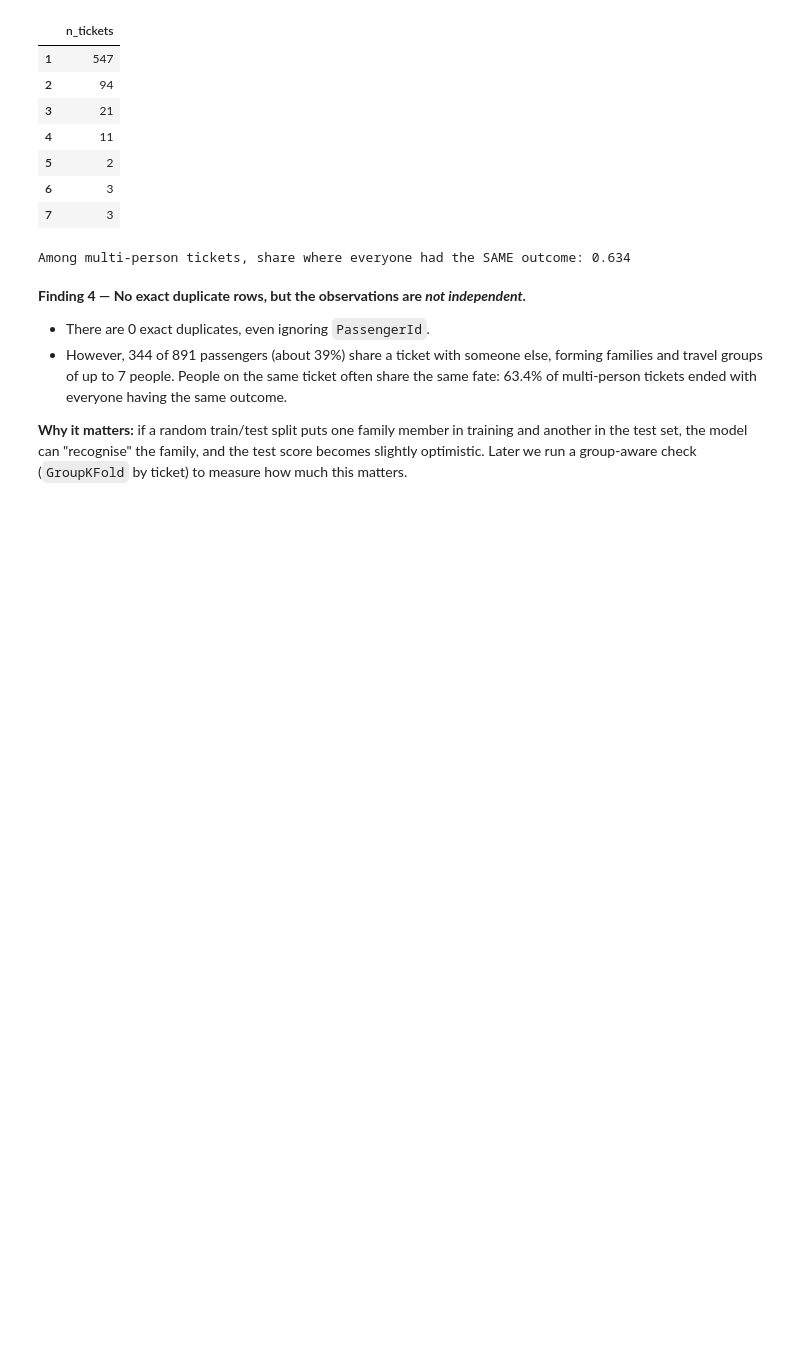
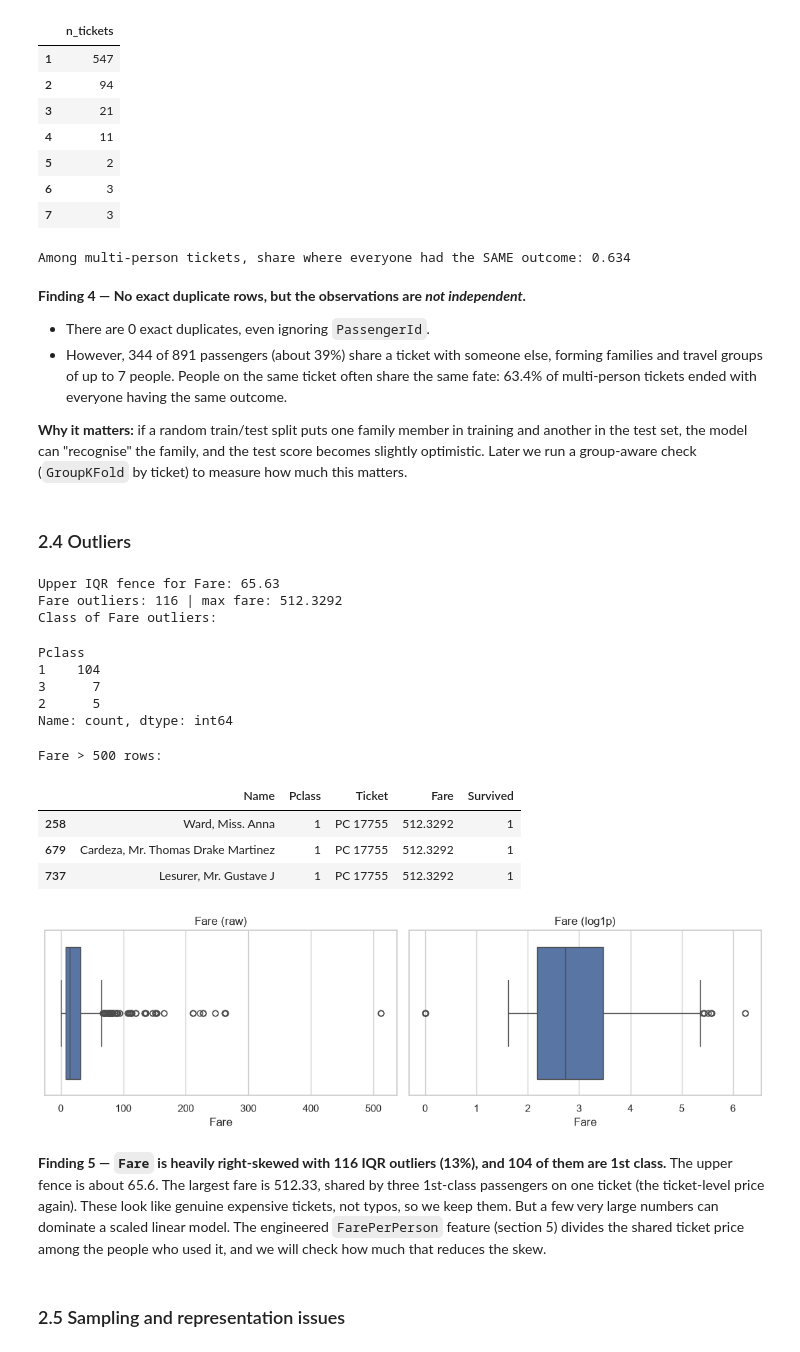
Before and after one commit to Kimberlywangari/titanic-feature-engineering, a Jupyter notebook: feature-engineering.ipynb, the cells around one changed output. Cells and saved outputs as stored; diff of their text form; code cells hidden in the pictures; blank space fills up the shorter version.

```diff
--- a/feature-engineering.ipynb
+++ b/feature-engineering.ipynb
@@ -266,3 +266,41 @@ Among multi-person tickets, share where everyone had the SAME outcome: 0.634
 - However, 344 of 891 passengers (about 39%) share a ticket with someone else, forming families and travel groups of up to 7 people. People on the same ticket often share the same fate: 63.4% of multi-person tickets ended with everyone having the same outcome.
 
 **Why it matters:** if a random train/test split puts one family member in training and another in the test set, the model can "recognise" the family, and the test score becomes slightly optimistic. Later we run a group-aware check (`GroupKFold` by ticket) to measure how much this matters.
+# %% [markdown]
+### 2.4 Outliers
+# %%
+q1, q3 = df["Fare"].quantile([0.25, 0.75])
+upper_fence = q3 + 1.5 * (q3 - q1)
+outliers = df[df["Fare"] > upper_fence]
+
+print(f"Upper IQR fence for Fare: {upper_fence:.2f}")
+print("Fare outliers:", len(outliers), "| max fare:", df["Fare"].max())
+print("Class of Fare outliers:")
+display(outliers["Pclass"].value_counts())
+print("Fare > 500 rows:")
+display(df[df["Fare"] > 500][["Name", "Pclass", "Ticket", "Fare", "Survived"]])
+
+fig, ax = plt.subplots(1, 2, figsize=(11, 3.5))
+sns.boxplot(x=df["Fare"], ax=ax[0]); ax[0].set_title("Fare (raw)")
+sns.boxplot(x=np.log1p(df["Fare"]), ax=ax[1]); ax[1].set_title("Fare (log1p)")
+plt.tight_layout(); plt.show()
+# %% [output]
+Upper IQR fence for Fare: 65.63
+Fare outliers: 116 | max fare: 512.3292
+Class of Fare outliers:
+Pclass
+1    104
+3      7
+2      5
+Name: count, dtype: int64
+Fare > 500 rows:
+|  | Name | Pclass | Ticket | Fare | Survived |
+| 258 | Ward, Miss. Anna | 1 | PC 17755 | 512.3292 | 1 |
+| 679 | Cardeza, Mr. Thomas Drake Martinez | 1 | PC 17755 | 512.3292 | 1 |
+| 737 | Lesurer, Mr. Gustave J | 1 | PC 17755 | 512.3292 | 1 |
+[figure, added]
+# %% [markdown]
+**Finding 5 — `Fare` is heavily right-skewed with 116 IQR outliers (13%), and 104 of them are 1st class.**
+The upper fence is about 65.6. The largest fare is 512.33, shared by three 1st-class passengers on one ticket (the ticket-level price again). These look like genuine expensive tickets, not typos, so we keep them. But a few very large numbers can dominate a scaled linear model. The engineered `FarePerPerson` feature (section 5) divides the shared ticket price among the people who used it, and we will check how much that reduces the skew.
+# %% [markdown]
+### 2.5 Sampling and representation issues
```
Also changed, not shown: parts of 5 cells of this notebook.
